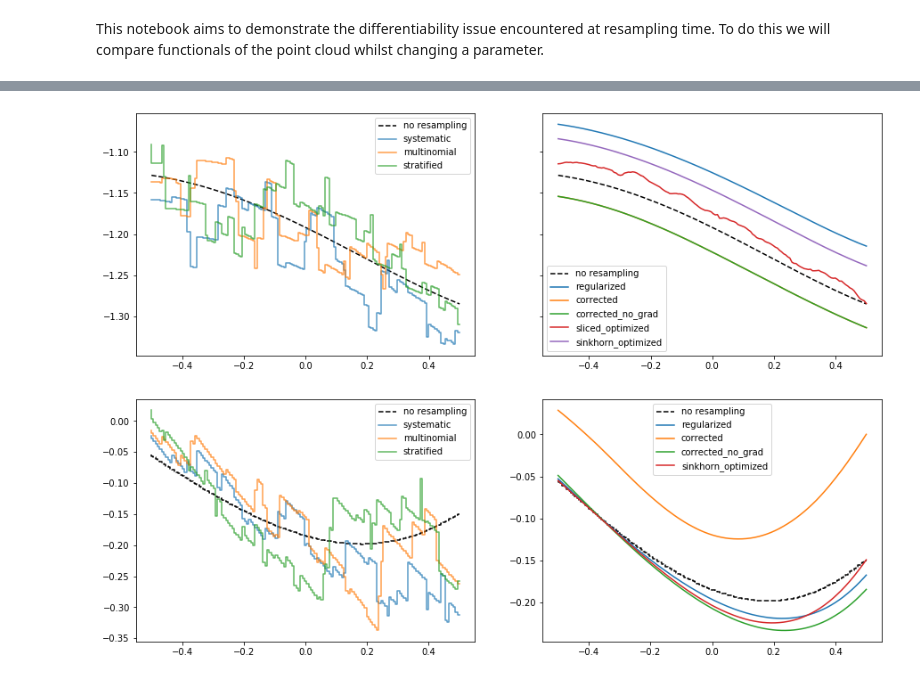
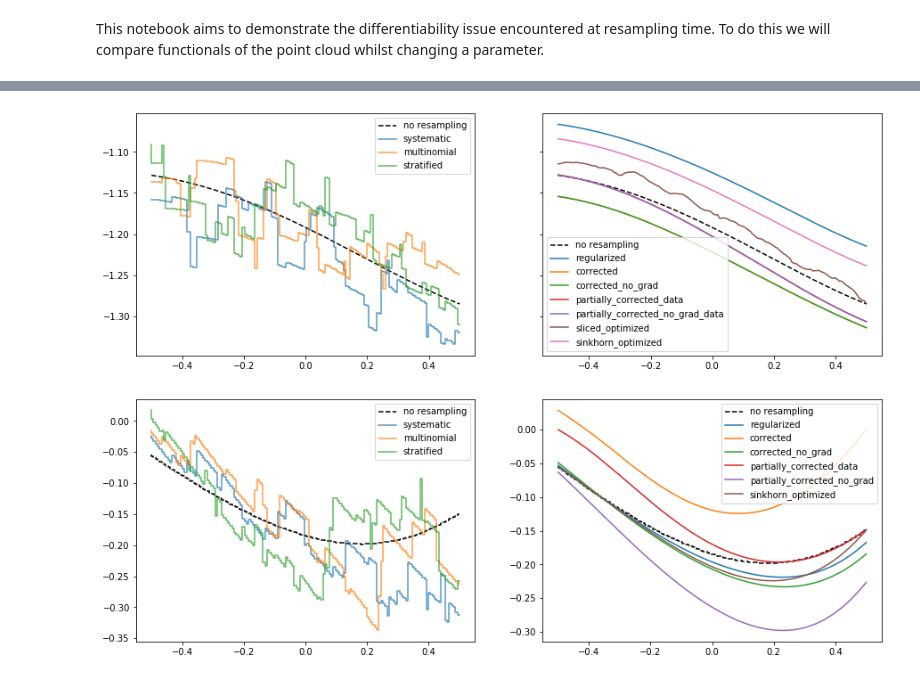
Before and after one commit to JTT94/filterflow, a Jupyter notebook: notebooks/examples/DifferentiabilityIllustration.ipynb, the cells around one changed output, grey strips where cells are left out. Saved outputs shown, nothing was run; the diff lists cells and outputs as text; code cells hidden in the pictures.

Commit message:
Partial correction (correction of the variance but not the covariance)

```diff
--- a/notebooks/examples/DifferentiabilityIllustration.ipynb
+++ b/notebooks/examples/DifferentiabilityIllustration.ipynb
@@ -107,6 +107,8 @@ max_iter = tf.constant(500)
 
 regularized = RegularisedTransform(epsilon, scaling, max_iter, convergence_threshold)
 
+partially_corrected = PartiallyCorrectedRegularizedTransform(epsilon, scaling, max_iter, convergence_threshold)
+partially_corrected_no_grad = PartiallyCorrectedRegularizedTransform(epsilon, scaling, max_iter, convergence_threshold, propagate_correction_gradient=False)
 
 solver = PetkovSolver(n_iter=tf.constant(50))
 corrected_no_grad = CorrectedRegularizedTransform(epsilon, scaling, max_iter, convergence_threshold, ricatti_solver=solver, propagate_correction_gradient=False)
@@ -127,7 +129,9 @@ stratified_data, stratified_grad = get_data(linspace, stratified, x, y, 44)
 
 regularized_data, regularized_grad = get_data_no_reset_seed(linspace, regularized, x, y)
 corrected_no_grad_data, corrected_no_grad_grad = get_data_no_reset_seed(linspace, corrected_no_grad, x, y)
+partially_corrected_no_grad_data, partially_corrected_no_grad_grad = get_data_no_reset_seed(linspace, partially_corrected_no_grad, x, y)
 corrected_data, corrected_grad = get_data_no_reset_seed(linspace, corrected, x, y)
+partially_corrected_data, partially_corrected_grad = get_data_no_reset_seed(linspace, partially_corrected, x, y)
 sliced_optimized_data, sliced_optimized_grad = get_data_no_reset_seed(linspace, sliced_optimized_cloud, x, y)
 sinkhorn_optimized_data, sinkhorn_optimized_grad = get_data_no_reset_seed(linspace, sinkhorn_optimized_cloud, x, y)
 # %% [output]
@@ -152,25 +160,29 @@ axes[0].step(linspace, stratified_data, label='stratified', alpha=0.75)
 axes[1].plot(linspace, regularized_data, label='regularized')
 axes[1].plot(linspace, corrected_data, label='corrected')
 axes[1].plot(linspace, corrected_no_grad_data, label='corrected_no_grad')
+axes[1].plot(linspace, partially_corrected_data, label='partially_corrected_data')
+axes[1].plot(linspace, partially_corrected_no_grad_data, label='partially_corrected_no_grad_data')
 axes[1].plot(linspace, sliced_optimized_data, label='sliced_optimized')
 axes[1].plot(linspace, sinkhorn_optimized_data, label='sinkhorn_optimized')
 _ = axes[0].legend(), axes[1].legend()
 fig.savefig(os.path.join('./charts/', 'differentiability_illustration_likelihood.png'))
 # %% [output]
-[figure, old version]
+[figure, new version]
 # %%
 fig, axes = plt.subplots(ncols=2, figsize=(15, 5), sharex=True, sharey=False)
 axes[0].step(linspace, no_resampling_grad, label='no resampling', linestyle='--', color='k')
 axes[1].step(linspace, no_resampling_grad, label='no resampling', linestyle='--', color='k')
 axes[0].step(linspace, systematic_grad, label='systematic', alpha=0.75)
 axes[0].step(linspace, multinomial_grad, label='multinomial', alpha=0.75)
 axes[0].step(linspace, stratified_grad, label='stratified', alpha=0.75)
 axes[1].plot(linspace, regularized_grad, label='regularized')
 axes[1].plot(linspace, corrected_grad, label='corrected')
 axes[1].plot(linspace, corrected_no_grad_grad, label='corrected_no_grad')
+axes[1].plot(linspace, partially_corrected_grad, label='partially_corrected_data')
+axes[1].plot(linspace, partially_corrected_no_grad_grad, label='partially_corrected_no_grad')
 # axes[1].plot(linspace, sliced_optimized_data, label='sliced_optimized')
 axes[1].plot(linspace, sinkhorn_optimized_grad, label='sinkhorn_optimized')
 _ = axes[0].legend(), axes[1].legend()
 fig.savefig(os.path.join('./charts/', 'differentiability_illustration_gradient.png'))
 # %% [output]
-[figure, old version]
+[figure, new version]
```
Also changed, not shown: parts of 3 cells of this notebook, 6 other files.
